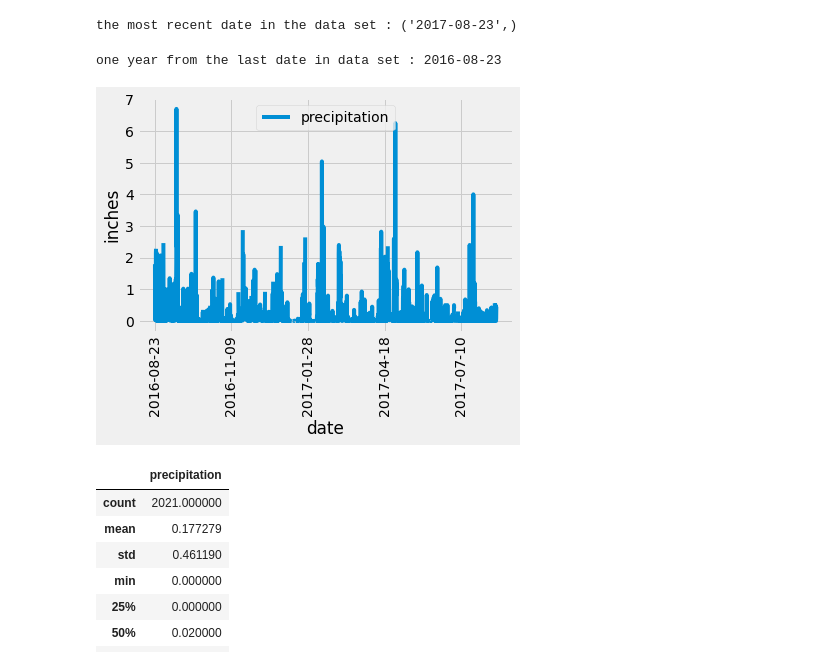
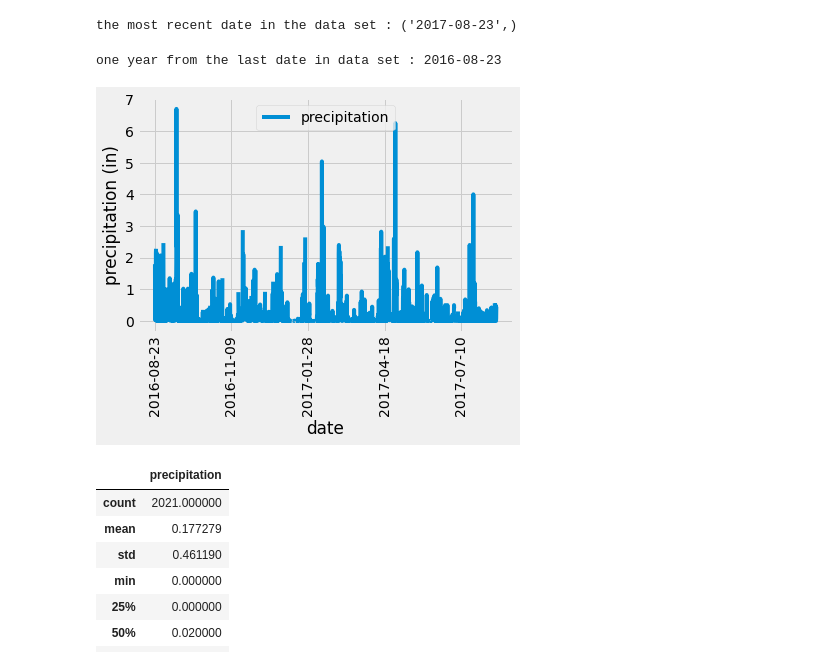
Before and after one commit to afermanich87/sqlalchemy_challenge, a Jupyter notebook: climate_starter.ipynb, the cells around one changed output. Saved outputs shown, nothing was run; the diff lists cells and outputs as text; code cells hidden in the pictures.

```diff
--- a/climate_starter.ipynb
+++ b/climate_starter.ipynb
@@ -47,32 +47,32 @@ the most recent date in the data set : ('2017-08-23',)
 # %%
 # Design a query to retrieve the last 12 months of precipitation data and plot the results.
 # Starting from the most recent data point in the database.
 
 # Calculate the date one year from the last date in data set.
 one_year_from_lastDate = dt.date(2017,8,23) - dt.timedelta(days=365)
 print ("one year from the last date in data set :", one_year_from_lastDate)
 
 # Perform a query to retrieve the data and precipitation scores
 data = session.query(Measurement.date, Measurement.prcp).filter(Measurement.date>= one_year_from_lastDate).all()
 
 
 # Save the query results as a Pandas DataFrame and set the index to the date column
 
 dataDF = pd.DataFrame(data, columns = ['date', 'precipitation'])
 
 
 # Sort the dataframe by date
 
 dataDF_sort = dataDF.sort_values('date')
 
 # Use Pandas Plotting with Matplotlib to plot the dataDF.plot.bar()
 
 dataDF_sort.plot(x='date', y = 'precipitation', rot = 90)
-plt.ylabel('inches')
+plt.ylabel('precipitation (in)')
 plt.show()
 # %% [output]
 one year from the last date in data set : 2016-08-23
-[figure, old version]
+[figure, new version]
 # %%
 # Use Pandas to calculate the summary statistics for the precipitation data
 dataDF_sort.describe()
```
Also changed, not shown: parts of 1 cell of this notebook.
